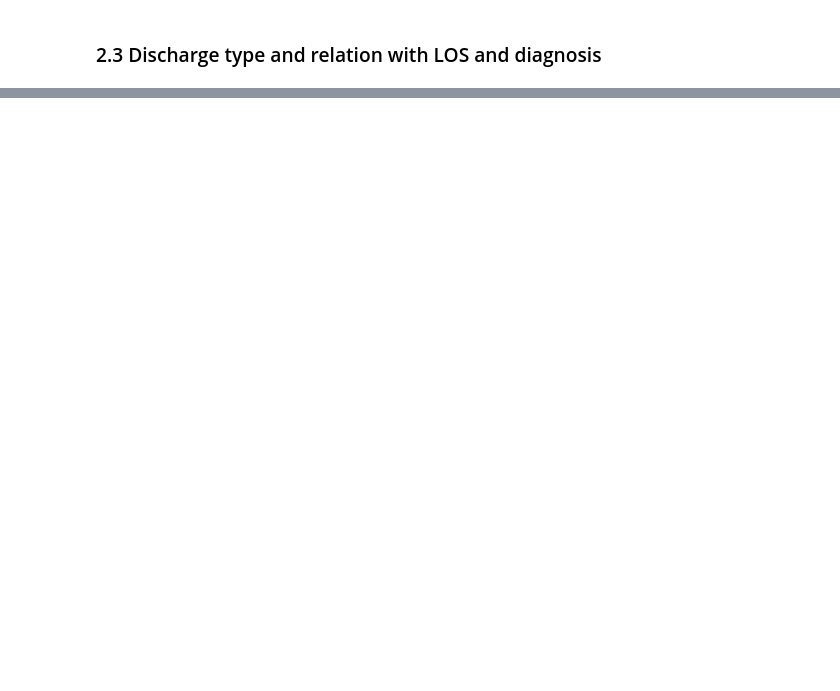
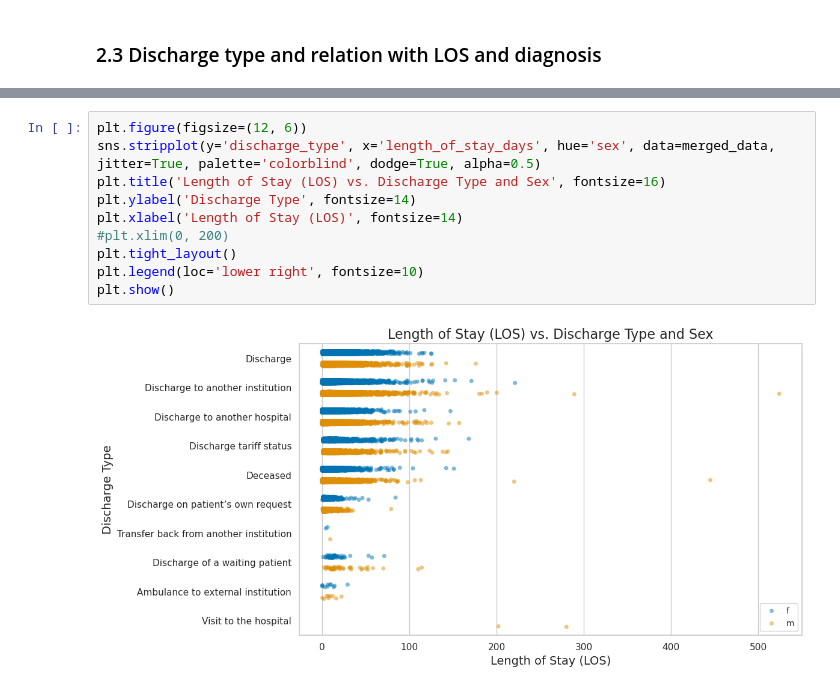
Before and after one commit to Yokopa/hospital-stay-discharge-prediction, a Jupyter notebook: code/4_eda_merged_data.ipynb, the cells around one changed output, grey strips where cells are left out. Drawn from its saved outputs; the diff is of its cells as text; blank space fills up the shorter version.

```diff
--- a/code/4_eda_merged_data.ipynb
+++ b/code/4_eda_merged_data.ipynb
@@ -231 +280,13 @@ plt.show()
+# %%
+plt.figure(figsize=(12, 6))
+sns.stripplot(y='discharge_type', x='length_of_stay_days', hue='sex', data=merged_data, jitter=True, palette='colorblind', dodge=True, alpha=0.5)
+plt.title('Length of Stay (LOS) vs. Discharge Type and Sex', fontsize=16)
+plt.ylabel('Discharge Type', fontsize=14)
+plt.xlabel('Length of Stay (LOS)', fontsize=14)
+#plt.xlim(0, 200)
+plt.tight_layout()
+plt.legend(loc='lower right', fontsize=10)
+plt.show()
+# %% [output]
+[figure, added]
 # %%
```
Also changed, not shown: parts of 23 cells of this notebook.
